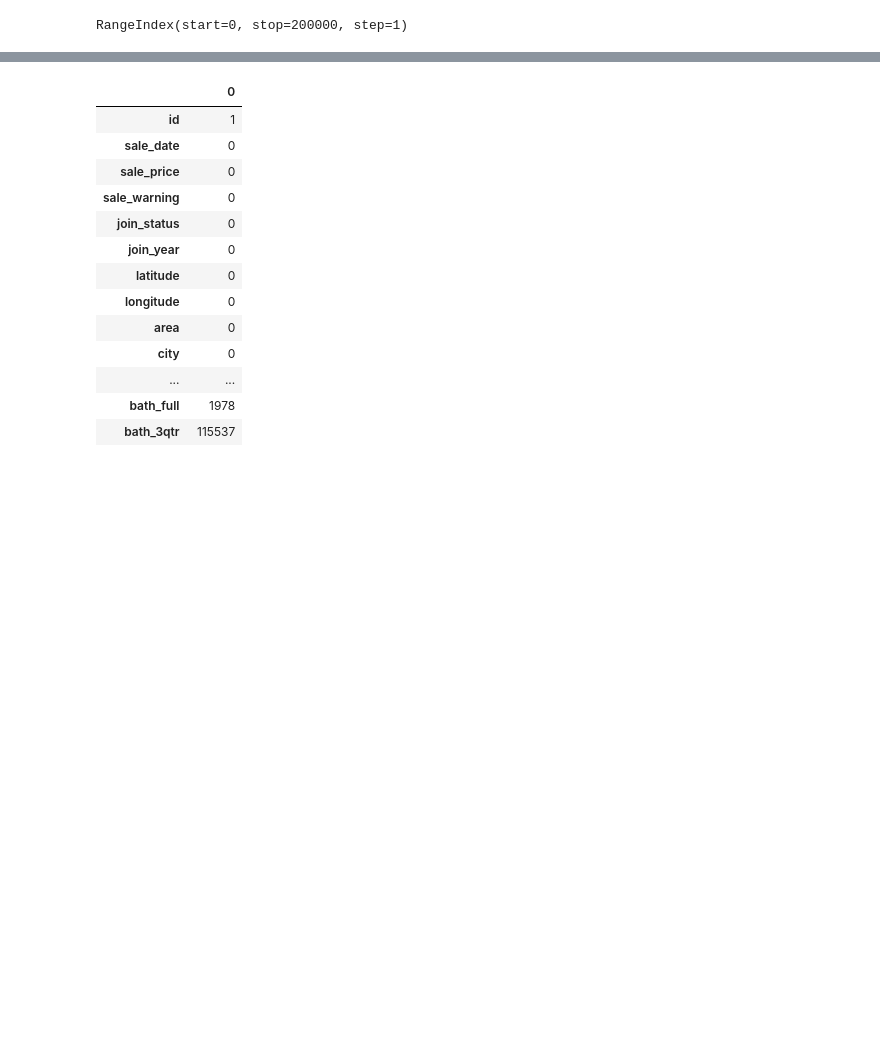
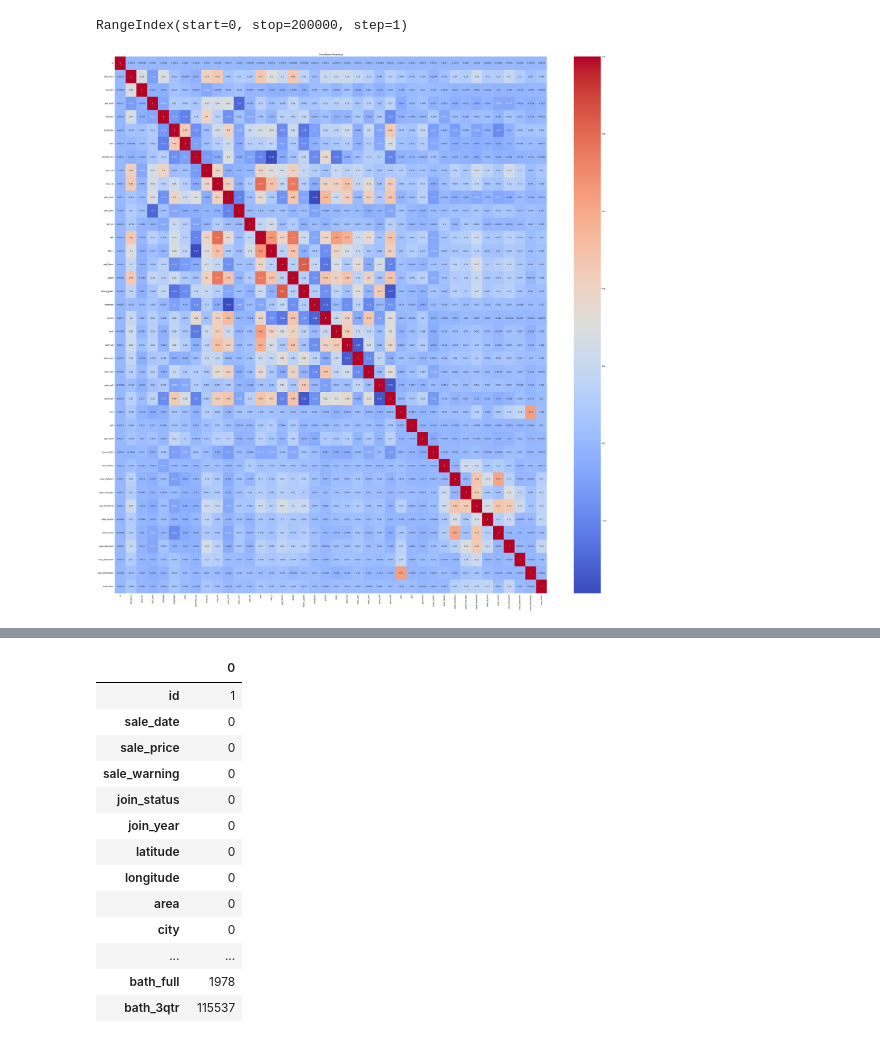
Before and after one commit to hosamrostom/Machine-Learning-Neural-Networks-Projects, a Jupyter notebook: 🏠 House Price Prediction - Quantile Regression & Uncertainty Estimation (Winkler Score)/House Price Prediction.ipynb, the cells around one changed output, grey strips where cells are left out. Saved outputs shown, nothing was run; the diff lists cells and outputs as text; code cells hidden in the pictures; blank space fills up the shorter version.

```diff
--- a/🏠 House Price Prediction - Quantile Regression & Uncertainty Estimation (Winkler Score)/House Price Prediction.ipynb
+++ b/🏠 House Price Prediction - Quantile Regression & Uncertainty Estimation (Winkler Score)/House Price Prediction.ipynb
@@ -156,3 +156,11 @@ y=dfedit['sale_price']
 x=dfedit.drop(['sale_price'], axis=1)
 x=x._get_numeric_data()
 xtest=dtedit._get_numeric_data()
+dfcorr = df._get_numeric_data()
+# %%
+plt.figure(figsize=(50, 50))
+sns.heatmap(dfcorr.corr(), annot=True, cmap='coolwarm')
+plt.title('Correlation Heatmap')
+plt.show()
+# %% [output]
+[figure, added]
```
Also changed, not shown: parts of 8 cells of this notebook.
